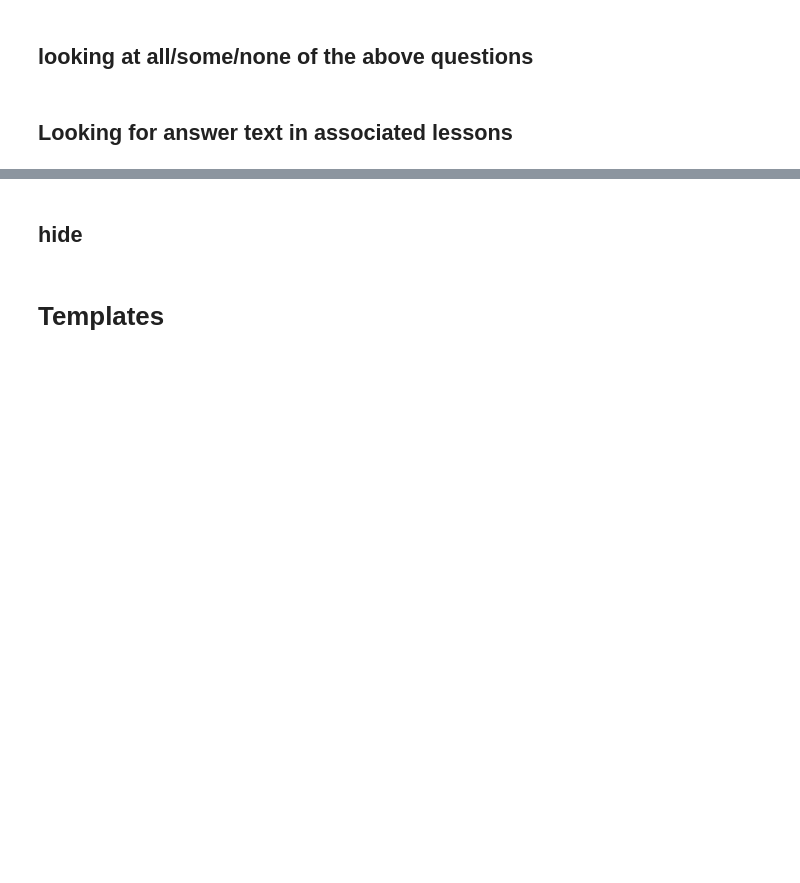
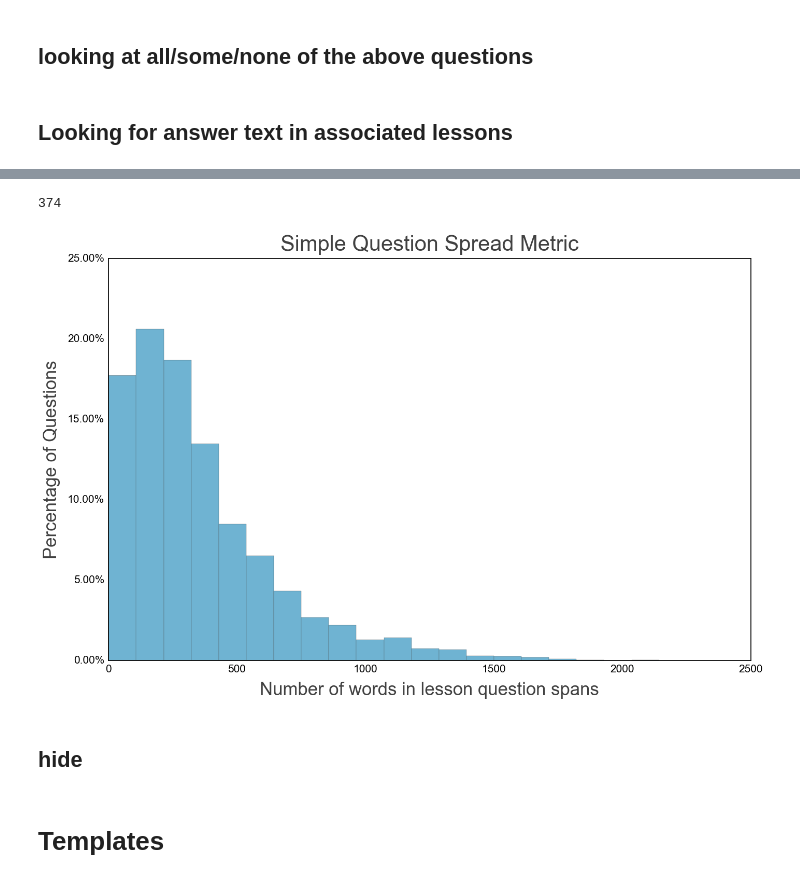
Before and after one commit to drschwenk/stb_notebooks, a Jupyter notebook: generate_figs.ipynb, the cells around one changed output, grey strips where cells are left out. Cells and saved outputs as stored; diff of their text form; code cells hidden in the pictures; blank space fills up the shorter version.

```diff
--- a/generate_figs.ipynb
+++ b/generate_figs.ipynb
@@ -407,0 +475,3 @@ len(answer_choices_with_above)
+# %%
+%%time
+question_tokens = {lid: {qid: set(lemmatize_and_filter_sw(q_text)) for qid, q_text in questions.items()} for lid, questions in question_text_lookup.items()}
@@ -408,3 +486,45 @@ len(answer_choices_with_above)
+# %%
+def compute_question_spread(lesson_text_array, question_tokens):
+    oo_lesson_words = []
+    q_toke_positions = []
+    for token in question_tokens:
+        if token not in lesson_text_array:
+            pass
+#             print(token)
+        else:
+            q_toke_positions.append(lesson_text_array.index(token))
+    if q_toke_positions:
+        return max(q_toke_positions) - min(q_toke_positions)
+# %%
+compute_question_spread(tlt, stqt)
+# %% [output]
+374
+# %%
+question_dist_measure = {}
+for l_id, lesson_text in lesson_text_lookup.items():
+    for qid, question_tokes in question_tokens[l_id].items():
+        q_dist = compute_question_spread(lesson_text, question_tokes)
+        if q_dist:
+            question_dist_measure[qid] = q_dist
+# %%
+q_dist_series = pd.Series(list(question_dist_measure.values()))
+# %%
+fig_labels = {
+    'fig_title': 'Simple Question Spread Metric',
+    'x_label': 'Number of words in lesson question spans',
+    'y_label': 'Percentage of Questions'
+}
+
+array_to_hist = q_dist_series
+weights = np.ones_like(array_to_hist)/len(array_to_hist)
+plot_to_save = array_to_hist.hist(bins= 20, log=False, weights=weights)
+tick_labels = plot_to_save.get_yticks()
+plot_to_save.set_yticklabels(['{:2.2f}%'.format(i*100) for i in tick_labels])
+
+image_filename = fig_dir +  fig_labels['fig_title'].lower().replace(' ', '_') + '.pdf'
+make_and_save_standard_fig(plot_to_save, fig_labels,  image_filename)
+# %% [output]
+[figure, added]
 # %% [markdown]
 ## hide
 # %%
```
Also changed, not shown: parts of 25 cells of this notebook, 2 other files.
